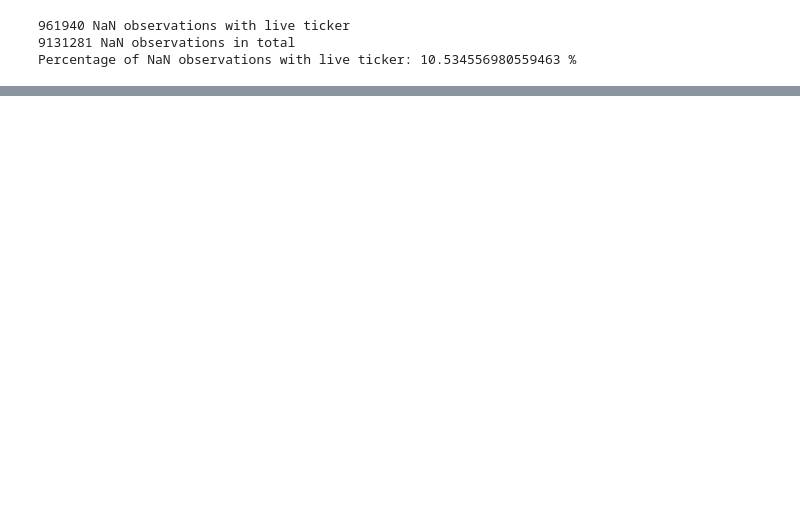
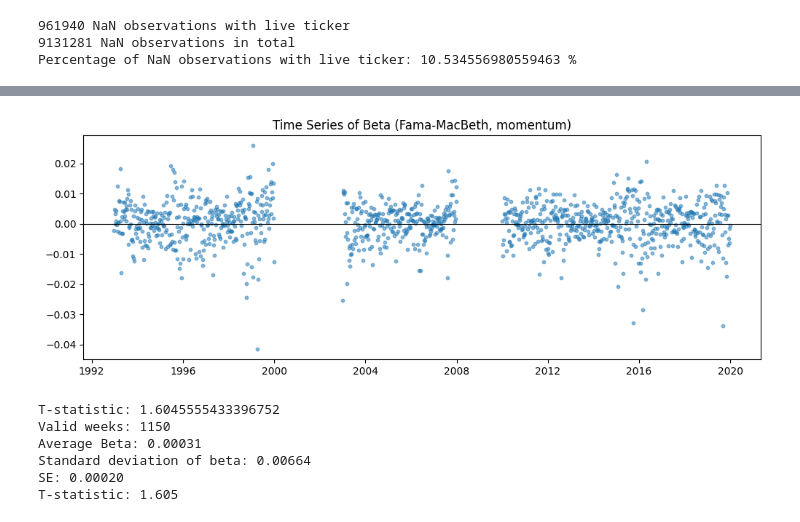
Before and after one commit to roysoler/Momentum_Comomentum_Trading_Strategy, a Jupyter notebook: notebooks/Momentum_construction.ipynb, the cells around one changed output, grey strips where cells are left out. Drawn from its saved outputs; the diff is of its cells as text; code cells hidden in the pictures; blank space fills up the shorter version.

```diff
--- a/notebooks/Momentum_construction.ipynb
+++ b/notebooks/Momentum_construction.ipynb
@@ -243,0 +383,42 @@ Desviación estándar: 0.04659772767804593
+# %%
+exclude = (
+    ((US_dates["Date"] >= "2000-01-01") & (US_dates["Date"] <= "2002-12-31")) |
+    ((US_dates["Date"] >= "2008-01-01") & (US_dates["Date"] <= "2009-12-31")) |
+    ((US_dates["Date"] >= "2020-01-01") & (US_dates["Date"] <= "2020-12-31"))
+)
+excluding_dates = US_dates[~exclude]
+excluding_beta = beta[~exclude]
+
+B = pd.DataFrame({'Date': excluding_dates['Date'], 'Beta': excluding_beta.values})
+plt.figure(figsize=(12,4))
+plt.scatter(B['Date'], B['Beta'], s=10, alpha=0.5)
+plt.axhline(0, color='black', linewidth=0.8)
+plt.title("Time Series of Beta (Fama-MacBeth, momentum)")
+plt.show()
+
+
+# Calculate the t-statistic
+# As we will use the mean of beta, we will calculate the standard error of beta and then compute the t-statistic
+# Standard error of beta
+
+
+se_beta = excluding_beta.std() / np.sqrt(len(excluding_beta.dropna()))
+t_stat = excluding_beta.mean() / se_beta
+print(f"T-statistic: {t_stat}")
+
+
+
+n_valid = excluding_beta.notna().sum()
+print(f"Valid weeks: {n_valid}")
+print(f"Average Beta: {excluding_beta.mean():.5f}")
+print(f"Standard deviation of beta: {excluding_beta.std():.5f}")
+print(f"SE: {se_beta:.5f}")
+print(f"T-statistic: {t_stat:.3f}")
+# %% [output]
+[figure, added]
+T-statistic: 1.6045555433396752
+Valid weeks: 1150
+Average Beta: 0.00031
+Standard deviation of beta: 0.00664
+SE: 0.00020
+T-statistic: 1.605
```
Also changed, not shown: parts of 18 cells of this notebook.
